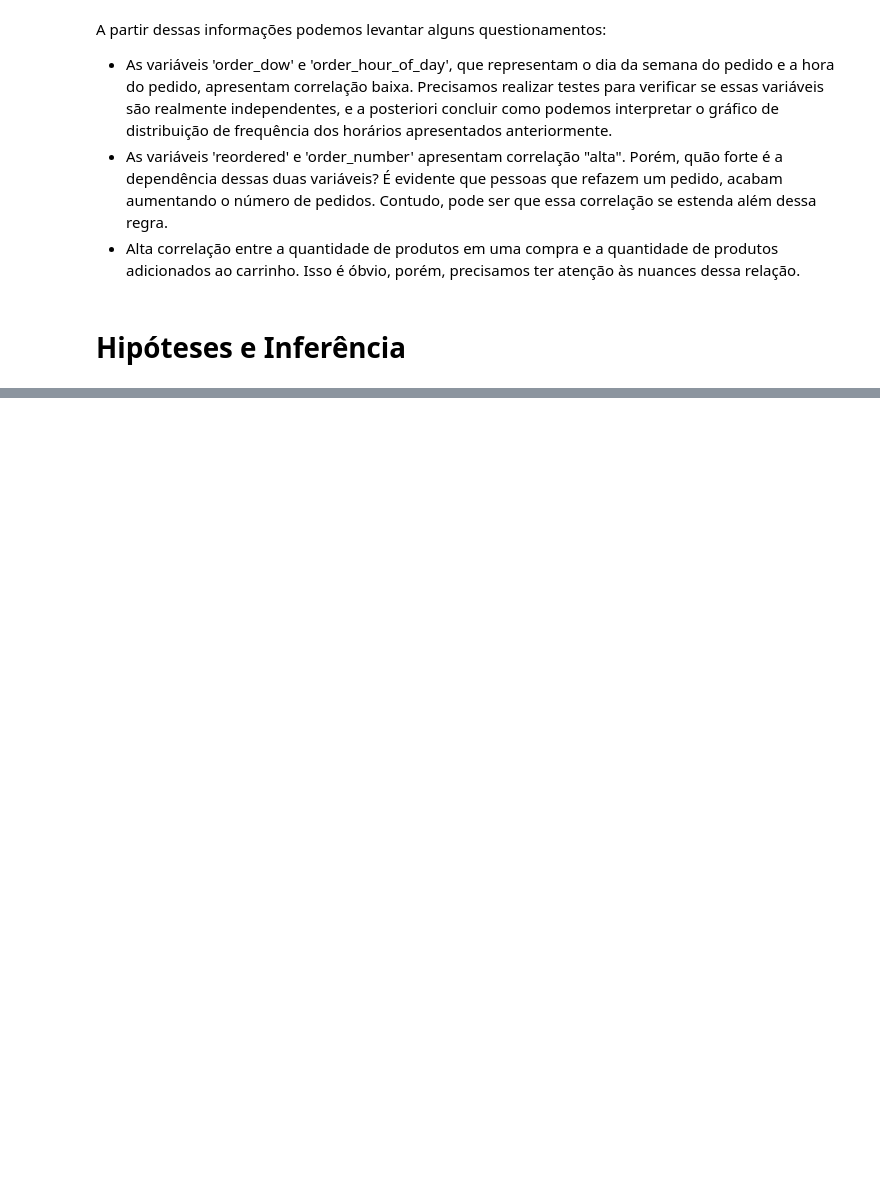
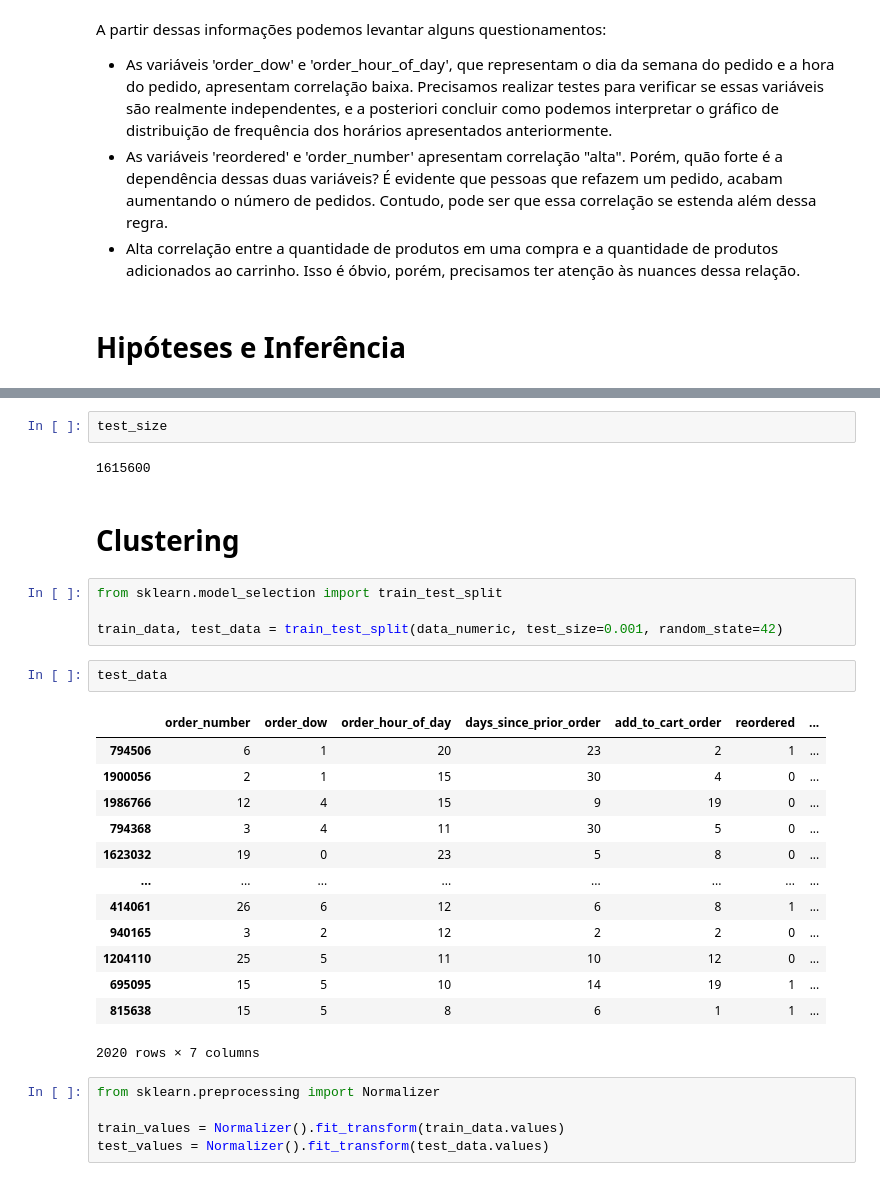
Before and after one commit to cauaedm/supermarket_history_analysis, a Jupyter notebook: notebooks/eda-supermarket-users-history.ipynb, the cells around one changed output, grey strips where cells are left out. Cells and saved outputs as stored; diff of their text form; blank space fills up the shorter version.

```diff
--- a/notebooks/eda-supermarket-users-history.ipynb
+++ b/notebooks/eda-supermarket-users-history.ipynb
@@ -221,0 +229,31 @@ A partir dessas informações podemos levantar alguns questionamentos:
+# %%
+test_size
+# %% [output]
+1615600
+# %% [markdown]
+# Clustering
+# %%
+from sklearn.model_selection import train_test_split
+
+train_data, test_data = train_test_split(data_numeric, test_size=0.001, random_state=42)
+# %%
+test_data
+# %% [output]
+|  | order_number | order_dow | order_hour_of_day | days_since_prior_order | add_to_cart_order | reordered | ... |
+| 794506 | 6 | 1 | 20 | 23 | 2 | 1 | ... |
+| 1900056 | 2 | 1 | 15 | 30 | 4 | 0 | ... |
+| 1986766 | 12 | 4 | 15 | 9 | 19 | 0 | ... |
+| 794368 | 3 | 4 | 11 | 30 | 5 | 0 | ... |
+| 1623032 | 19 | 0 | 23 | 5 | 8 | 0 | ... |
+| ... | ... | ... | ... | ... | ... | ... | ... |
+| 414061 | 26 | 6 | 12 | 6 | 8 | 1 | ... |
+| 940165 | 3 | 2 | 12 | 2 | 2 | 0 | ... |
+| 1204110 | 25 | 5 | 11 | 10 | 12 | 0 | ... |
+| 695095 | 15 | 5 | 10 | 14 | 19 | 1 | ... |
+| 815638 | 15 | 5 | 8 | 6 | 1 | 1 | ... |
+2020 rows × 7 columns
+# %%
+from sklearn.preprocessing import Normalizer
+
+train_values = Normalizer().fit_transform(train_data.values)
+test_values = Normalizer().fit_transform(test_data.values)
```
Also changed, not shown: parts of 6 cells of this notebook, 5 other files.
